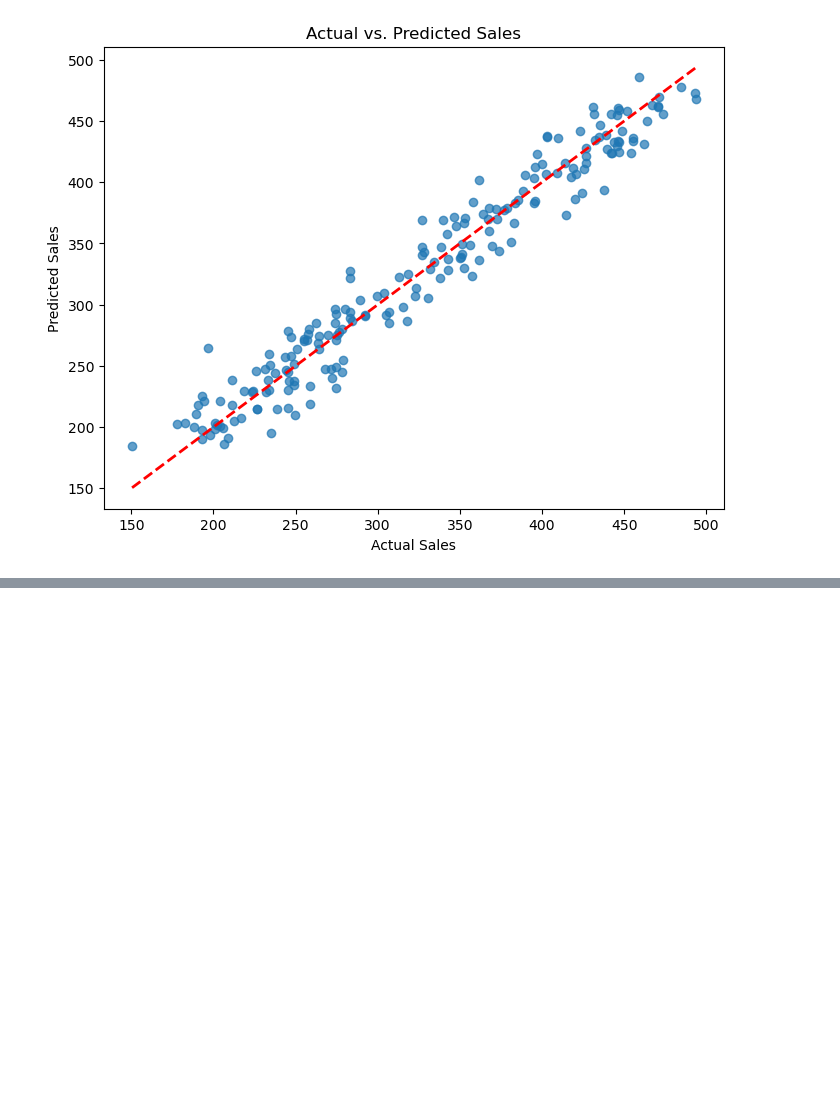
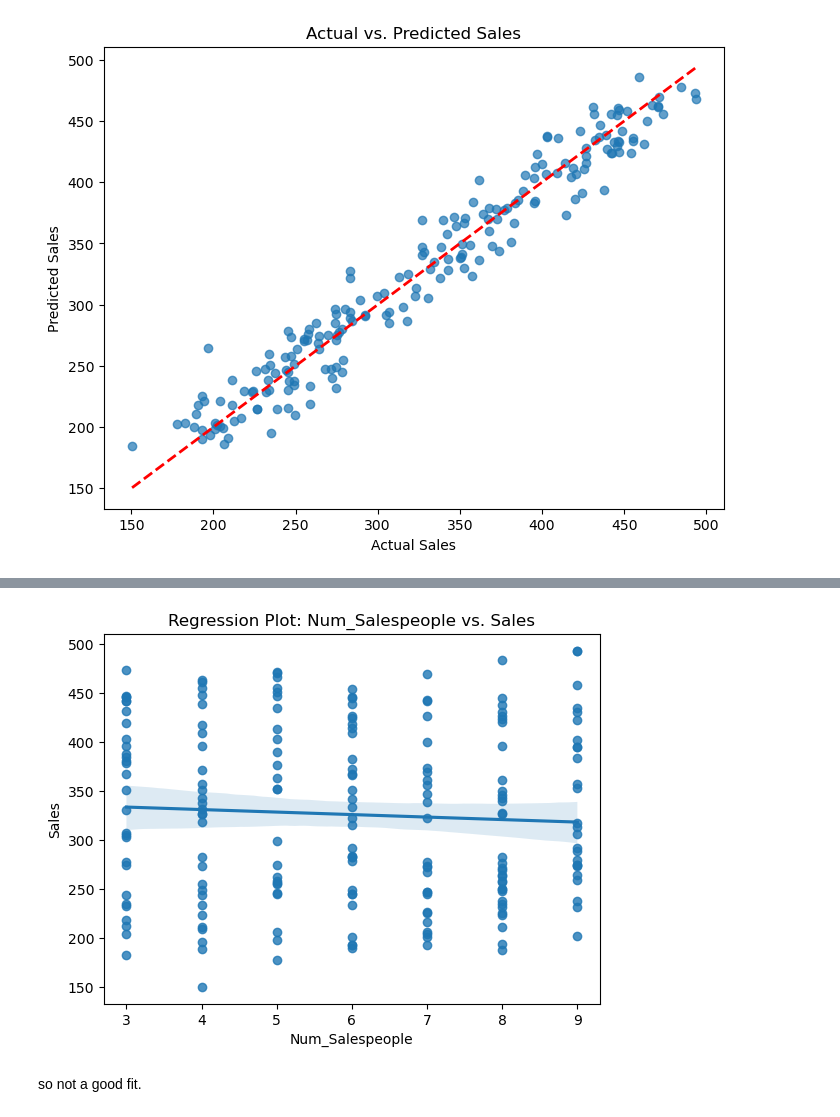
Before and after one commit to arunp77/Machine-Learning, a Jupyter notebook: Advertisment-multiple regression.ipynb, the cells around one changed output, grey strips where cells are left out. Saved outputs shown, nothing was run; the diff lists cells and outputs as text; code cells hidden in the pictures; blank space fills up the shorter version.

```diff
--- a/Advertisment-multiple regression.ipynb
+++ b/Advertisment-multiple regression.ipynb
@@ -112,0 +164,9 @@ plt.show()
+# %%
+# Assuming df is your DataFrame containing the data
+sns.regplot(data=df, x='Num_Salespeople', y='Sales')
+plt.title('Regression Plot: Num_Salespeople vs. Sales')
+plt.show()
+# %% [output]
+[figure, added]
+# %% [markdown]
+so not a good fit.
```
Also changed, not shown: parts of 14 cells of this notebook.
